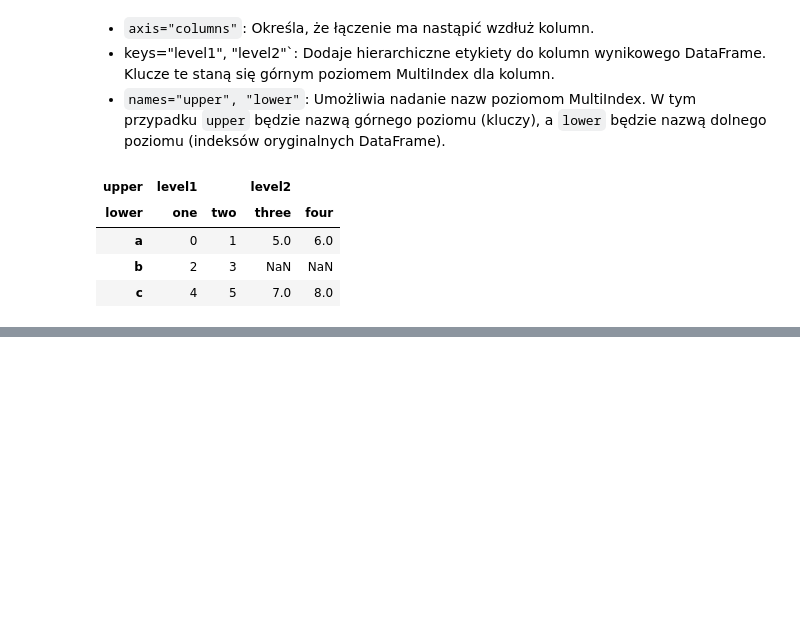
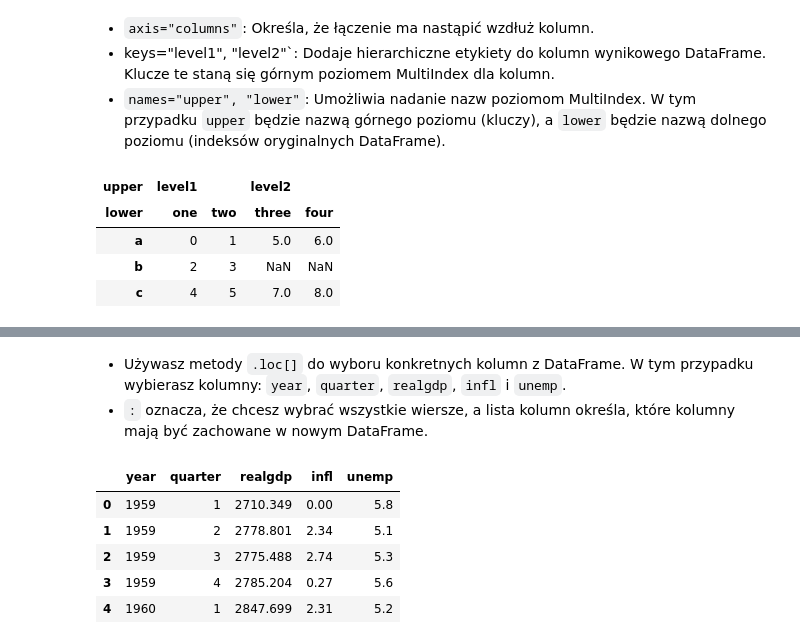
Before and after one commit to url-github/Pandas, a Jupyter notebook: 008_PywAD_Przetwarzanie_danych,_łączenie_itd.ipynb, the cells around one changed output, grey strips where cells are left out. Saved outputs shown, nothing was run; the diff lists cells and outputs as text; code cells hidden in the pictures; blank space fills up the shorter version.

```diff
--- a/008_PywAD_Przetwarzanie_danych,_łączenie_itd.ipynb
+++ b/008_PywAD_Przetwarzanie_danych,_łączenie_itd.ipynb
@@ -985,0 +1085,14 @@ pd.melt(df, value_vars=["key", "A", "B"])
+# %% [markdown]
+- Używasz metody `.loc[]` do wyboru konkretnych kolumn z DataFrame. W tym przypadku wybierasz kolumny: `year`, `quarter`, `realgdp`, `infl` i `unemp`.
+- `:` oznacza, że chcesz wybrać wszystkie wiersze, a lista kolumn określa, które kolumny mają być zachowane w nowym DataFrame.
+# %%
+data = pd.read_csv("/content/macrodata.csv")
+data = data.loc[:, ["year", "quarter", "realgdp", "infl", "unemp"]]
+data.head()
+# %% [output]
+|  | year | quarter | realgdp | infl | unemp |
+| 0 | 1959 | 1 | 2710.349 | 0.00 | 5.8 |
+| 1 | 1959 | 2 | 2778.801 | 2.34 | 5.1 |
+| 2 | 1959 | 3 | 2775.488 | 2.74 | 5.3 |
+| 3 | 1959 | 4 | 2785.204 | 0.27 | 5.6 |
+| 4 | 1960 | 1 | 2847.699 | 2.31 | 5.2 |
```
Also changed, not shown: parts of 71 cells of this notebook.
